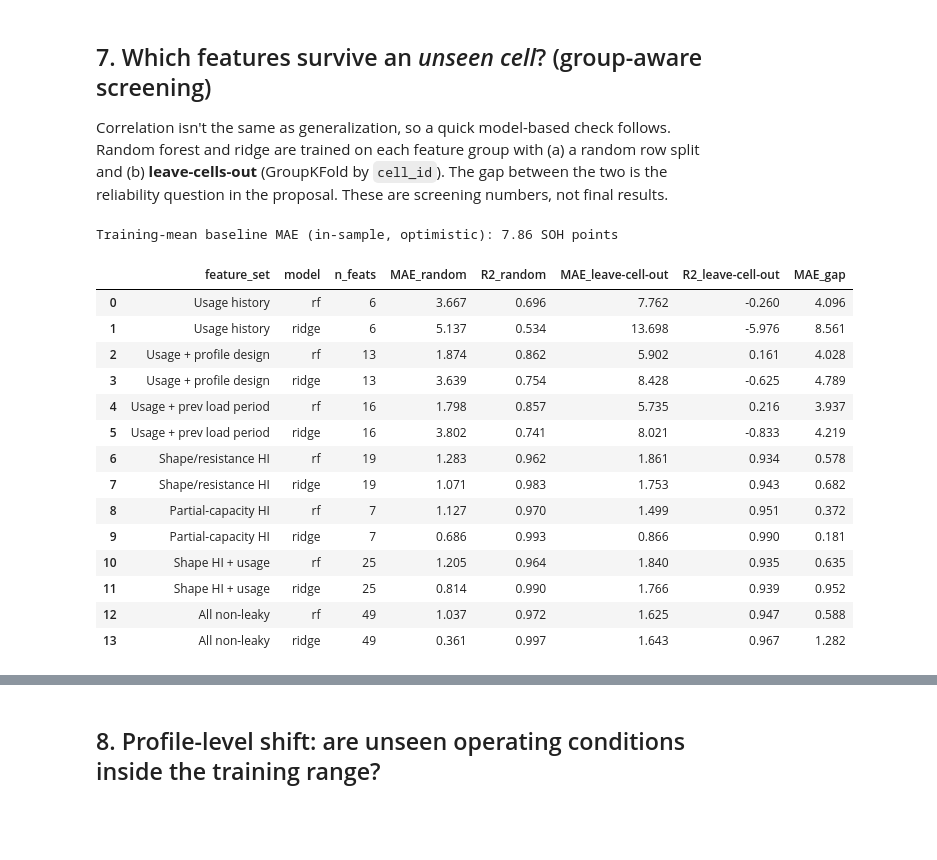
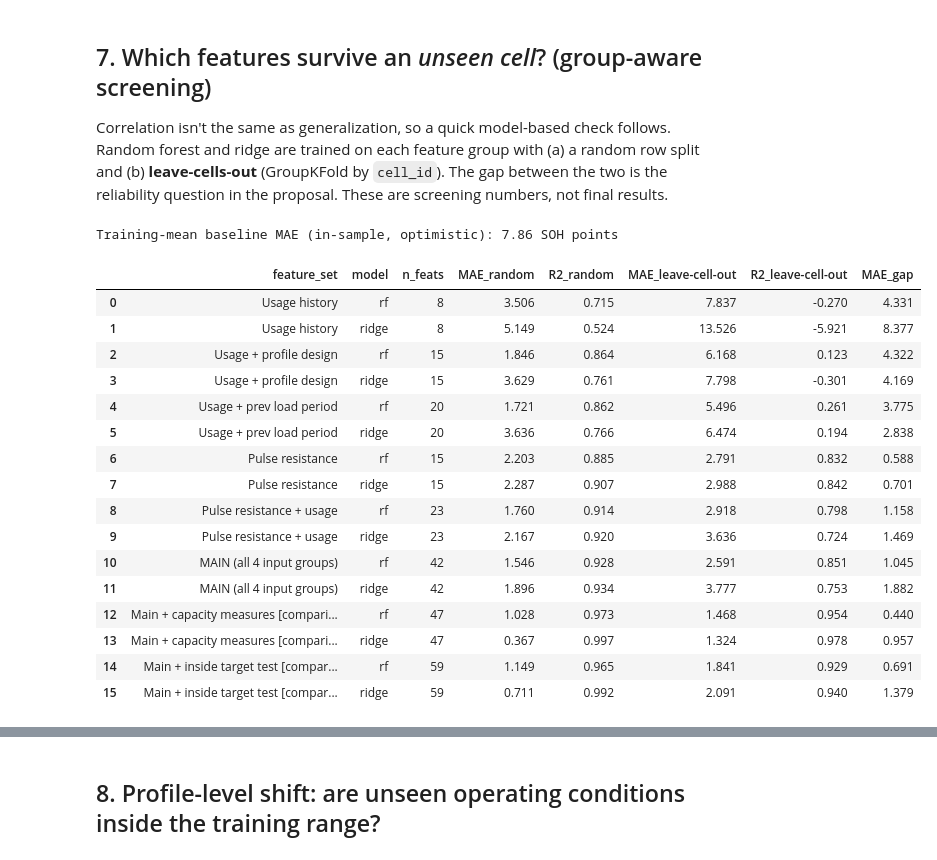
Before and after one commit to rachandeepkaur/battery-soh-prediction, a Jupyter notebook: notebooks/02_eda_feature_discovery.ipynb, the cells around one changed output, grey strips where cells are left out. Saved outputs shown, nothing was run; the diff lists cells and outputs as text; code cells hidden in the pictures; blank space fills up the shorter version.

```diff
--- a/notebooks/02_eda_feature_discovery.ipynb
+++ b/notebooks/02_eda_feature_discovery.ipynb
@@ -333,51 +363,54 @@ the two is the reliability question in the proposal. These are screening numbers
 def cv_scores(cols, groups_col="cell_id", n_splits=5, model="rf"):
     X, y, grp = df[cols], df.SOH.values, df[groups_col].values
     est = (make_pipeline(SimpleImputer(strategy="median"), RandomForestRegressor(300, min_samples_leaf=2, random_state=0, n_jobs=-1))
            if model == "rf" else
            make_pipeline(SimpleImputer(strategy="median"), StandardScaler(), RidgeCV(alphas=np.logspace(-3, 3, 13))))
     out = {}
     k = min(n_splits, len(np.unique(grp)))
     for name, cv, g in [("random", KFold(k, shuffle=True, random_state=0), None),
                         ("leave-cell-out", GroupKFold(k), grp)]:
         p = cross_val_predict(est, X, y, cv=cv, groups=g)
         out[f"MAE_{name}"] = mean_absolute_error(y, p); out[f"R2_{name}"] = r2_score(y, p)
     return out
 
 sets = {
     "Usage history": GROUPS["Usage history"],
     "Usage + profile design": GROUPS["Usage history"] + GROUPS["Profile design"],
     "Usage + prev load period": GROUPS["Usage history"] + GROUPS["Previous load period"],
-    "Shape/resistance HI": GROUPS["Shape / resistance HI"],
-    "Partial-capacity HI": GROUPS["Partial-capacity HI"],
-    "Shape HI + usage": GROUPS["Shape / resistance HI"] + GROUPS["Usage history"],
-    "All non-leaky": FEATS,
+    "Pulse resistance": GROUPS["Pulse resistance"],
+    "Pulse resistance + usage": GROUPS["Pulse resistance"] + GROUPS["Usage history"],
+    "MAIN (all 4 input groups)": MAIN_FEATS,
+    "Main + capacity measures [comparison]": MAIN_FEATS + GROUPS["Capacity measure (comparison)"],
+    "Main + inside target test [comparison]": MAIN_FEATS + GROUPS["Inside target test (comparison)"],
 }
 res = []
 base_mae = mean_absolute_error(df.SOH, np.full(len(df), df.SOH.mean()))
 for name, cols in sets.items():
     for m in ["rf", "ridge"]:
         res.append(dict(feature_set=name, model=m, n_feats=len(cols), **cv_scores(cols, model=m)))
 res = pd.DataFrame(res)
 res["MAE_gap"] = res["MAE_leave-cell-out"] - res["MAE_random"]
 print(f"Training-mean baseline MAE (in-sample, optimistic): {base_mae:.2f} SOH points")
 display(res.round(3))
 # %% [output]
 Training-mean baseline MAE (in-sample, optimistic): 7.86 SOH points
 |  | feature_set | model | n_feats | MAE_random | R2_random | MAE_leave-cell-out | R2_leave-cell-out | MAE_gap |
-| 0 | Usage history | rf | 6 | 3.667 | 0.696 | 7.762 | -0.260 | 4.096 |
-| 1 | Usage history | ridge | 6 | 5.137 | 0.534 | 13.698 | -5.976 | 8.561 |
-| 2 | Usage + profile design | rf | 13 | 1.874 | 0.862 | 5.902 | 0.161 | 4.028 |
-| 3 | Usage + profile design | ridge | 13 | 3.639 | 0.754 | 8.428 | -0.625 | 4.789 |
-| 4 | Usage + prev load period | rf | 16 | 1.798 | 0.857 | 5.735 | 0.216 | 3.937 |
-| 5 | Usage + prev load period | ridge | 16 | 3.802 | 0.741 | 8.021 | -0.833 | 4.219 |
-| 6 | Shape/resistance HI | rf | 19 | 1.283 | 0.962 | 1.861 | 0.934 | 0.578 |
-| 7 | Shape/resistance HI | ridge | 19 | 1.071 | 0.983 | 1.753 | 0.943 | 0.682 |
-| 8 | Partial-capacity HI | rf | 7 | 1.127 | 0.970 | 1.499 | 0.951 | 0.372 |
-| 9 | Partial-capacity HI | ridge | 7 | 0.686 | 0.993 | 0.866 | 0.990 | 0.181 |
-| 10 | Shape HI + usage | rf | 25 | 1.205 | 0.964 | 1.840 | 0.935 | 0.635 |
-| 11 | Shape HI + usage | ridge | 25 | 0.814 | 0.990 | 1.766 | 0.939 | 0.952 |
-| 12 | All non-leaky | rf | 49 | 1.037 | 0.972 | 1.625 | 0.947 | 0.588 |
-| 13 | All non-leaky | ridge | 49 | 0.361 | 0.997 | 1.643 | 0.967 | 1.282 |
+| 0 | Usage history | rf | 8 | 3.506 | 0.715 | 7.837 | -0.270 | 4.331 |
+| 1 | Usage history | ridge | 8 | 5.149 | 0.524 | 13.526 | -5.921 | 8.377 |
+| 2 | Usage + profile design | rf | 15 | 1.846 | 0.864 | 6.168 | 0.123 | 4.322 |
+| 3 | Usage + profile design | ridge | 15 | 3.629 | 0.761 | 7.798 | -0.301 | 4.169 |
+| 4 | Usage + prev load period | rf | 20 | 1.721 | 0.862 | 5.496 | 0.261 | 3.775 |
+| 5 | Usage + prev load period | ridge | 20 | 3.636 | 0.766 | 6.474 | 0.194 | 2.838 |
+| 6 | Pulse resistance | rf | 15 | 2.203 | 0.885 | 2.791 | 0.832 | 0.588 |
+| 7 | Pulse resistance | ridge | 15 | 2.287 | 0.907 | 2.988 | 0.842 | 0.701 |
+| 8 | Pulse resistance + usage | rf | 23 | 1.760 | 0.914 | 2.918 | 0.798 | 1.158 |
+| 9 | Pulse resistance + usage | ridge | 23 | 2.167 | 0.920 | 3.636 | 0.724 | 1.469 |
+| 10 | MAIN (all 4 input groups) | rf | 42 | 1.546 | 0.928 | 2.591 | 0.851 | 1.045 |
+| 11 | MAIN (all 4 input groups) | ridge | 42 | 1.896 | 0.934 | 3.777 | 0.753 | 1.882 |
+| 12 | Main + capacity measures [compari... | rf | 47 | 1.028 | 0.973 | 1.468 | 0.954 | 0.440 |
+| 13 | Main + capacity measures [compari... | ridge | 47 | 0.367 | 0.997 | 1.324 | 0.978 | 0.957 |
+| 14 | Main + inside target test [compar... | rf | 59 | 1.149 | 0.965 | 1.841 | 0.929 | 0.691 |
+| 15 | Main + inside target test [compar... | ridge | 59 | 0.711 | 0.992 | 2.091 | 0.940 | 1.379 |
 # %%
 plot = res.melt(id_vars=["feature_set", "model"], value_vars=["MAE_random", "MAE_leave-cell-out"],
                 var_name="split", value_name="MAE")
```
Also changed, not shown: parts of 12 cells of this notebook, 23 other files.
